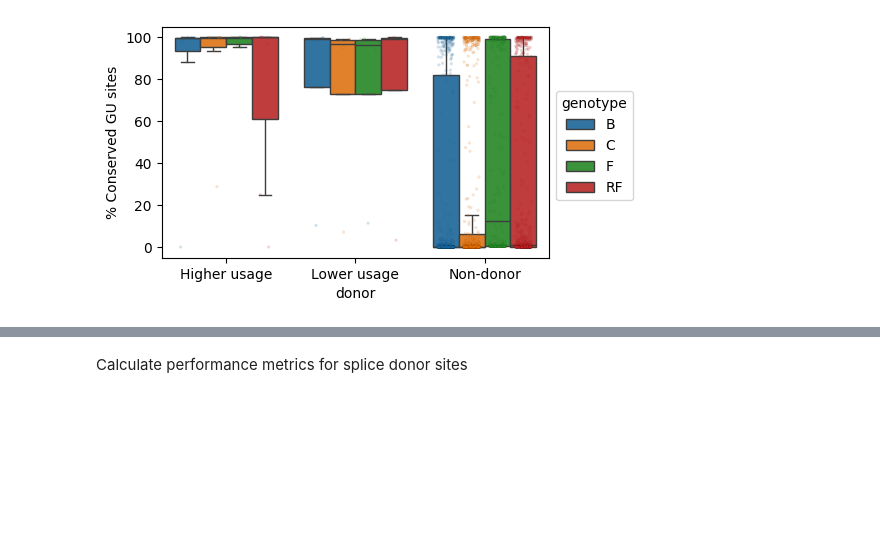
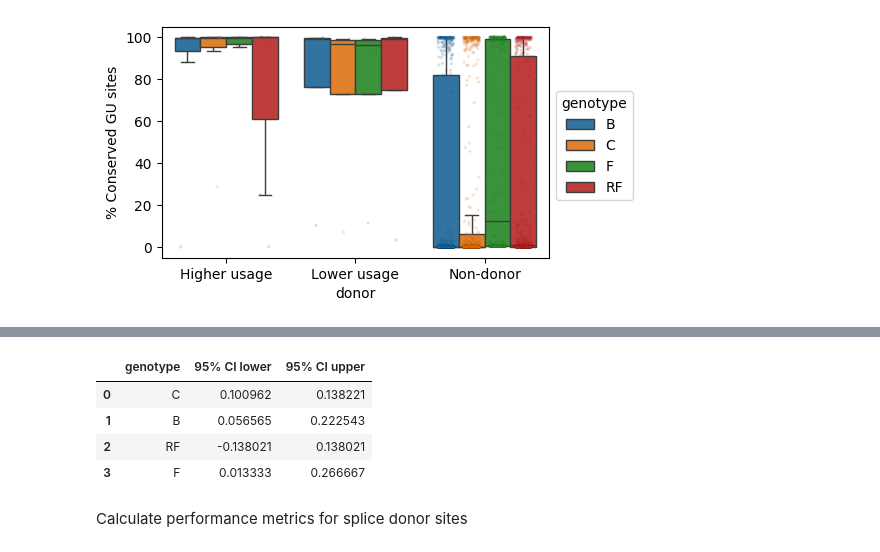
Before and after one commit to lcscs12345/HBV_splicing_paper_2025, a Jupyter notebook: jupyter_notebooks/03a-splicebert_prediction-donor.ipynb, the cells around one changed output, grey strips where cells are left out. Cells and saved outputs as stored; diff of their text form; code cells hidden in the pictures; blank space fills up the shorter version.

```diff
--- a/jupyter_notebooks/03a-splicebert_prediction-donor.ipynb
+++ b/jupyter_notebooks/03a-splicebert_prediction-donor.ipynb
@@ -328,3 +472,21 @@ plt.savefig("../results/figures/fig5/conservation_donors.png", bbox_inches='tigh
+# %%
+confidence_intervals = []
+
+for i in a.genotype.unique():
+    results = bootstrap_conservation(data=a, genotype=i, splice_site="donor")
+    diffs = np.array(results["Higher usage"]) - np.array(results["Lower usage"])
+    ci = np.percentile(diffs, [2.5, 97.5])
+    confidence_intervals.append([i, ci[0], ci[1]])
+
+confidence_intervals = pd.DataFrame(confidence_intervals)
+confidence_intervals.columns = ["genotype","95% CI lower","95% CI upper"]
+confidence_intervals
+# %% [output]
+|  | genotype | 95% CI lower | 95% CI upper |
+| 0 | C | 0.100962 | 0.138221 |
+| 1 | B | 0.056565 | 0.222543 |
+| 2 | RF | -0.138021 | 0.138021 |
+| 3 | F | 0.013333 | 0.266667 |
 # %% [markdown]
 Calculate performance metrics for splice donor sites
 # %%
```
Also changed, not shown: parts of 27 cells of this notebook, 9 other files.
